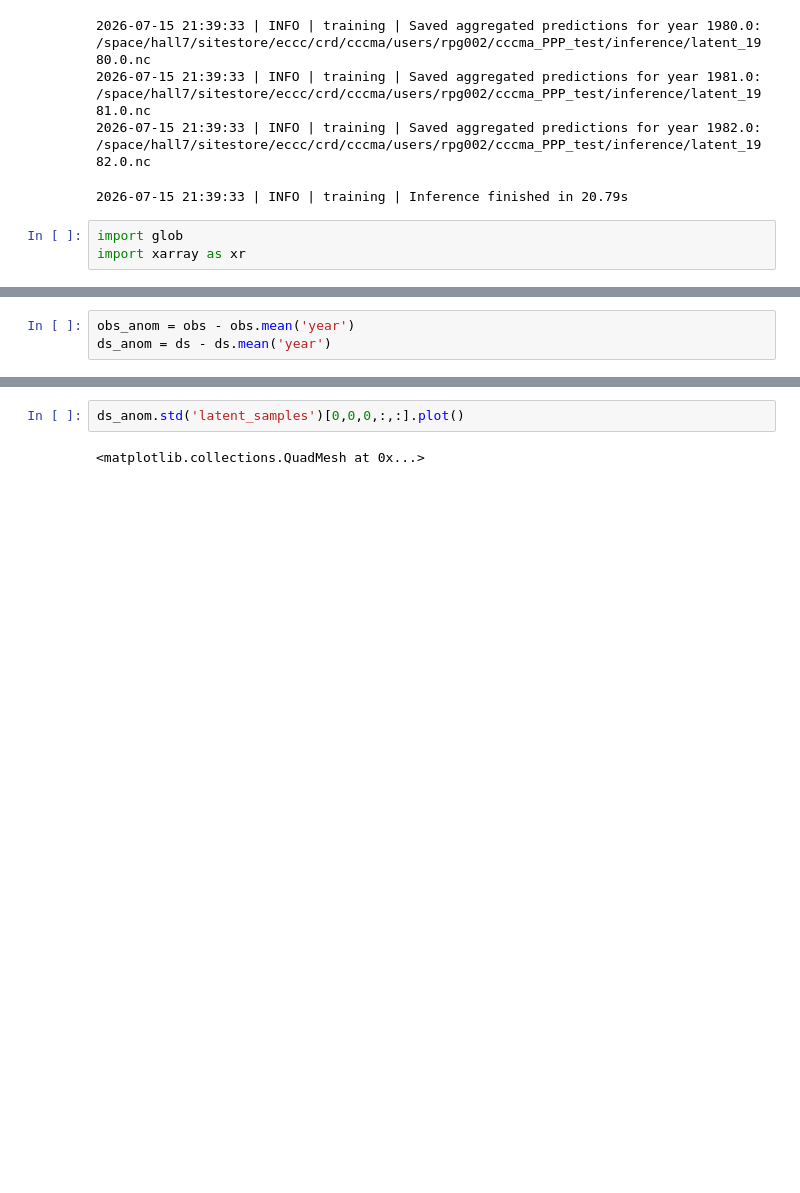
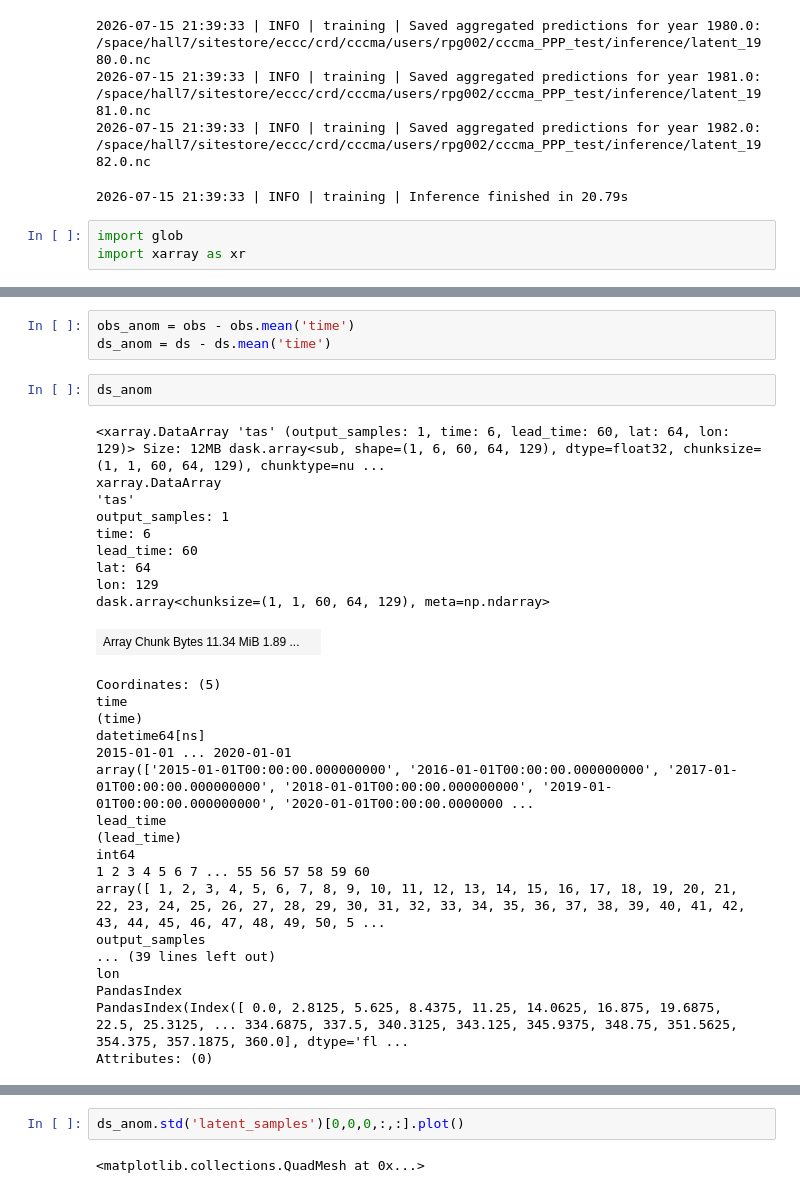
Before and after one commit to ParsaGooya/CCCma-PPP, a Jupyter notebook: test.ipynb, the cells around one changed output, grey strips where cells are left out. Drawn from its saved outputs; the diff is of its cells as text; blank space fills up the shorter version.

```diff
--- a/test.ipynb
+++ b/test.ipynb
@@ -794,5 +544,35 @@ obs.isel(ensembles = 0).mean(['lat', 'lon'])[:,0].plot(color = 'k')
 # %%
-obs_anom = obs - obs.mean('year')
-ds_anom = ds - ds.mean('year')
+obs_anom = obs - obs.mean('time')
+ds_anom = ds - ds.mean('time')
+# %%
+ds_anom
+# %% [output]
+<xarray.DataArray 'tas' (output_samples: 1, time: 6, lead_time: 60, lat: 64, lon: 129)> Size: 12MB dask.array<sub, shape=(1, 6, 60, 64, 129), dtype=float32, chunksize=(1, 1, 60, 64, 129), chunktype=nu ...
+xarray.DataArray
+'tas'
+output_samples: 1
+time: 6
+lead_time: 60
+lat: 64
+lon: 129
+dask.array<chunksize=(1, 1, 60, 64, 129), meta=np.ndarray>
+| Array Chunk Bytes 11.34 MiB 1.89 ... |  |
+Coordinates: (5)
+time
+(time)
+datetime64[ns]
+2015-01-01 ... 2020-01-01
+array(['2015-01-01T00:00:00.000000000', '2016-01-01T00:00:00.000000000', '2017-01-01T00:00:00.000000000', '2018-01-01T00:00:00.000000000', '2019-01-01T00:00:00.000000000', '2020-01-01T00:00:00.0000000 ...
+lead_time
+(lead_time)
+int64
+1 2 3 4 5 6 7 ... 55 56 57 58 59 60
+array([ 1, 2, 3, 4, 5, 6, 7, 8, 9, 10, 11, 12, 13, 14, 15, 16, 17, 18, 19, 20, 21, 22, 23, 24, 25, 26, 27, 28, 29, 30, 31, 32, 33, 34, 35, 36, 37, 38, 39, 40, 41, 42, 43, 44, 45, 46, 47, 48, 49, 50, 5 ...
+output_samples
+... (39 lines left out)
+lon
+PandasIndex
+PandasIndex(Index([ 0.0, 2.8125, 5.625, 8.4375, 11.25, 14.0625, 16.875, 19.6875, 22.5, 25.3125, ... 334.6875, 337.5, 340.3125, 343.125, 345.9375, 348.75, 351.5625, 354.375, 357.1875, 360.0], dtype='fl ...
+Attributes: (0)
 # %%
 import matplotlib.pyplot as plt
```
Also changed, not shown: parts of 19 cells of this notebook, 13 other files.
